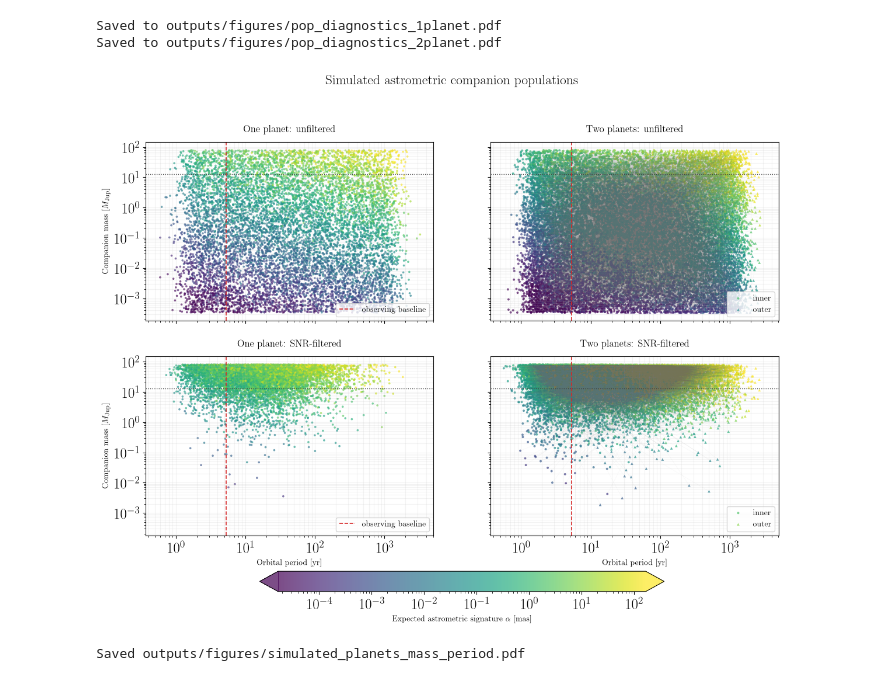
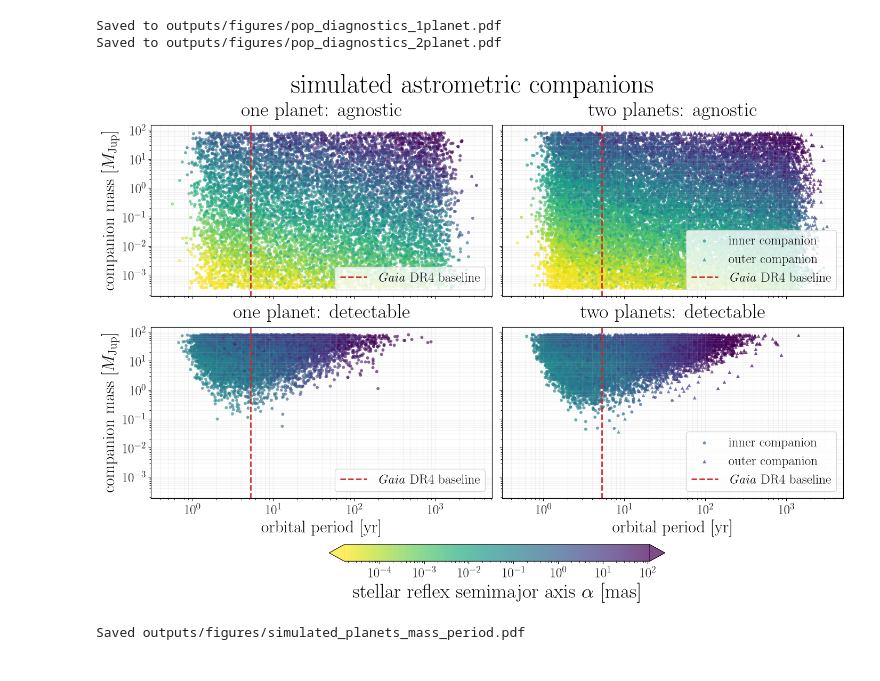
Before and after one commit to adrn/epochalypse, a Jupyter notebook: sim_planets.ipynb, the cells around one changed output. Drawn from its saved outputs; the diff is of its cells as text; code cells hidden in the pictures.

```diff
--- a/sim_planets.ipynb
+++ b/sim_planets.ipynb
@@ -833,8 +968,16 @@ Saved to outputs/figures/pop_diagnostics_1planet.pdf
 Saved to outputs/figures/pop_diagnostics_2planet.pdf
 # %%
 from pathlib import Path
-from matplotlib.colors import LogNorm
+from matplotlib.colors import LogNorm, LinearSegmentedColormap
 from matplotlib.collections import LineCollection
+
+
+def truncate_colormap(cmap, minval=0.0, maxval=1.0, n=256):
+    """Return a colormap using only the [minval, maxval] slice of `cmap`."""
+    cmap = plt.get_cmap(cmap)
+    return LinearSegmentedColormap.from_list(
+        f"{cmap.name}_trunc", cmap(np.linspace(minval, maxval, n))
+    )
 
 
 def plot_simulated_planet_mass_period(
@@ -843,6 +986,7 @@ def plot_simulated_planet_mass_period(
     observing_baseline_years=5.3,
 ):
     data_dir = Path(data_dir)
+    cmap_trunc = truncate_colormap("viridis_r", 0.0, 1.0)
     stars = pd.read_csv(
         data_dir / "stars.csv",
         dtype={"gaia_source_id": str, "source_id_dr2": str},
@@ -850,10 +994,10 @@ def plot_simulated_planet_mass_period(
     )
 
     population_specs = [
-        ("1planet_nosnrfilter", 1, "One planet: unfiltered"),
-        ("2planet_nosnrfilter", 2, "Two planets: unfiltered"),
-        ("1planet_snrfilter", 1, "One planet: SNR-filtered"),
-        ("2planet_snrfilter", 2, "Two planets: SNR-filtered"),
+        ("1planet_nosnrfilter", 1, "one planet: agnostic"),
+        ("2planet_nosnrfilter", 2, "two planets: agnostic"),
+        ("1planet_snrfilter", 1, "one planet: detectable"),
+        ("2planet_snrfilter", 2, "two planets: detectable"),
     ]
 
     populations = {}
@@ -869,14 +1013,16 @@ def plot_simulated_planet_mass_period(
 
         if n_planets == 1:
             frame["alpha_mas"] = (
-                frame["mass_pl"] * M_JUP_IN_MSUN / frame["mass_interp"]
+                frame["mass_pl"] * M_JUP_IN_MSUN
+                / (frame["mass_interp"] + frame["mass_pl"] * M_JUP_IN_MSUN)
                 * frame["sma"] * frame["parallax"]
             )
             all_signatures.append(frame["alpha_mas"].to_numpy())
         else:
             for idx in [1, 2]:
                 frame[f"alpha_{idx}_mas"] = (
-                    frame[f"mass_pl_{idx}"] * M_JUP_IN_MSUN / frame["mass_interp"]
+                    frame[f"mass_pl_{idx}"] * M_JUP_IN_MSUN
+                    / (frame["mass_interp"] + frame[f"mass_pl_{idx}"] * M_JUP_IN_MSUN)
                     * frame[f"sma_{idx}"] * frame["parallax"]
                 )
                 all_signatures.append(frame[f"alpha_{idx}_mas"].to_numpy())
@@ -889,74 +1035,80 @@ def plot_simulated_planet_mass_period(
         vmax=np.quantile(all_signatures, 0.99),
     )
 
-    fig, axes = plt.subplots(2, 2, figsize=(14, 10), sharex=True, sharey=True)
+    fig, axes = plt.subplots(
+        2, 2, figsize=(14, 10), sharex=True, sharey=True,
+        constrained_layout=True,
+    )
     scatter_for_colorbar = None
 
     for ax, (population, _, _) in zip(axes.flat, population_specs):
         frame, n_planets, title = populations[population]
 
+
+
         if n_planets == 1:
             scatter_for_colorbar = ax.scatter(
                 frame["period"], frame["mass_pl"],
-                c=frame["alpha_mas"], norm=color_norm, cmap="viridis",
-                s=7, alpha=0.65, linewidths=0, rasterized=True,
+                c=frame["alpha_mas"], norm=color_norm, cmap=cmap_trunc,
+                s=18, alpha=0.65, linewidths=0, rasterized=True,
             )
         else:
-            segments = np.stack([
+            '''segments = np.stack([
                 np.column_stack([frame["period_1"], frame["mass_pl_1"]]),
                 np.column_stack([frame["period_2"], frame["mass_pl_2"]]),
             ], axis=1)
             ax.add_collection(LineCollection(
                 segments, colors="0.45", linewidths=0.3, alpha=0.08, rasterized=True,
             ))
+            '''
             scatter_for_colorbar = ax.scatter(
                 frame["period_1"], frame["mass_pl_1"],
-                c=frame["alpha_1_mas"], norm=color_norm, cmap="viridis",
-                marker="o", s=8, alpha=0.7, linewidths=0,
-                rasterized=True, label="inner",
+                c=frame["alpha_1_mas"], norm=color_norm, cmap=cmap_trunc,
+                marker="o", s=18, alpha=0.7, linewidths=0,
+                rasterized=True, label="inner companion",
             )
             ax.scatter(
                 frame["period_2"], frame["mass_pl_2"],
-                c=frame["alpha_2_mas"], norm=color_norm, cmap="viridis",
-                marker="^", s=11, alpha=0.7, linewidths=0,
-                rasterized=True, label="outer",
+                c=frame["alpha_2_mas"], norm=color_norm, cmap=cmap_trunc,
+                marker="^", s=23, alpha=0.7, linewidths=0,
+                rasterized=True, label="outer companion",
             )
-            ax.legend(loc="lower right", frameon=True)
 
         ax.axvline(
-            observing_baseline_years, color="C3", ls="--", lw=1.2,
-            label="observing baseline" if n_planets == 1 else None,
+            observing_baseline_years, color="C3", ls="--", lw=2,
+            label=r"\textit{Gaia} DR4 baseline"
         )
-        ax.axhline(13.0, color="0.25", ls=":", lw=1.0)
+
+        #ax.axhline(13.0, color="0.25", ls=":", lw=2, label=r'13 $M_{\rm Jup}$')
+
         ax.set_xscale("log")
         ax.set_yscale("log")
-        ax.set_title(title, pad=12)
+        ax.set_title(title, pad=12, fontsize=27)
         ax.grid(True, which="both", alpha=0.15)
-        if n_planets == 1:
-            ax.legend(loc="lower right", frameon=True)
+        ax.legend(loc="lower right", frameon=True, fontsize=18)
 
     for ax in axes[-1, :]:
-        ax.set_xlabel("Orbital period [yr]")
+        ax.set_xlabel("orbital period [yr]", fontsize=23)
     for ax in axes[:, 0]:
-        ax.set_ylabel(r"Companion mass [$M_{\rm Jup}$]")
+        ax.set_ylabel(r"companion mass [$M_{\rm Jup}$]", fontsize=23)
 
-    fig.suptitle("Simulated astrometric companion populations", fontsize=17, y=0.995)
+    fig.suptitle("simulated astrometric companions", fontsize=36)
     colorbar = fig.colorbar(
         scatter_for_colorbar, ax=axes, orientation="horizontal",
-        pad=0.08, fraction=0.045, extend="both",
+        pad=0.02, fraction=0.045, extend="both",
     )
-    colorbar.set_label(r"Expected astrometric signature $\alpha$ [mas]")
+    colorbar.set_label(r"stellar reflex semimajor axis $\alpha$ [mas]", fontsize=27)
 
     output_path = Path(output_path)
     output_path.parent.mkdir(parents=True, exist_ok=True)
     fig.savefig(output_path, bbox_inches="tight")
     fig.savefig(output_path.with_suffix(".png"), dpi=200, bbox_inches="tight")
     plt.show()
     print(f"Saved {output_path}")
     return fig, axes
 
 
 planet_population_figure, planet_population_axes = plot_simulated_planet_mass_period()
 # %% [output]
-[figure, old version]
+[figure, new version]
 Saved outputs/figures/simulated_planets_mass_period.pdf
```
Also changed, not shown: parts of 6 cells of this notebook, 2 other files.
